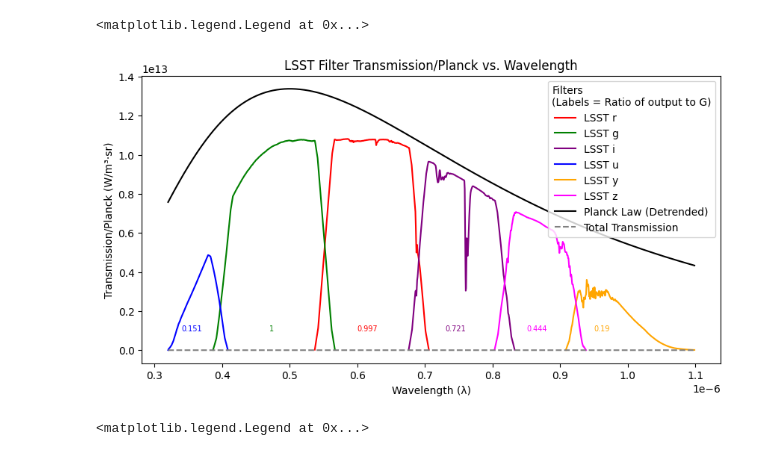
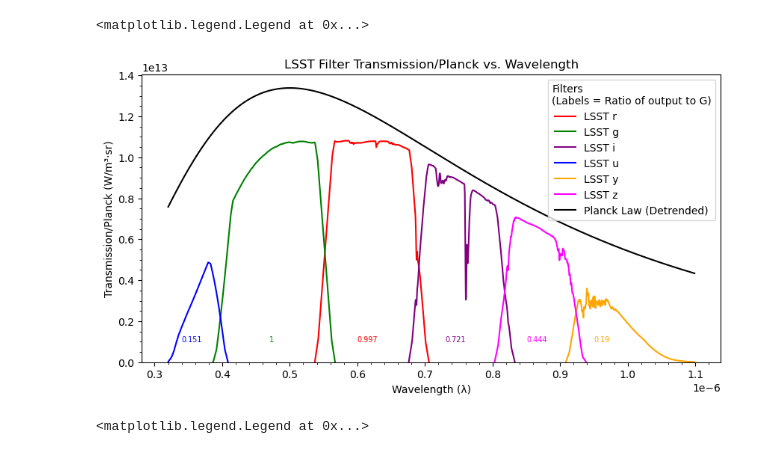
Before and after one commit to varunprit/Coding, a Jupyter notebook: mcfacts/LSST_eff.ipynb, the cells around one changed output. Cells and saved outputs as stored; diff of their text form; code cells hidden in the pictures.

Commit message:
made the wavelenght graph look better

```diff
--- a/mcfacts/LSST_eff.ipynb
+++ b/mcfacts/LSST_eff.ipynb
@@ -144,29 +144,31 @@ Name: 5370, Length: 1689, dtype: float64
 # %%
 # Plot Code
 plt.figure(figsize=(10, 5))
 plt.plot(r_wave, r_trans, color='red', label='LSST r')
 plt.plot(g_wave, g_trans, color='green', label='LSST g')
 plt.plot(i_wave, i_trans, color='purple', label='LSST i')
 plt.plot(u_wave, u_trans, color='blue', label='LSST u')
 plt.plot(y_wave, y_trans, color='orange', label='LSST y')
 plt.plot(z_wave, z_trans, color='magenta', label='LSST z')
 plt.plot(total_wave, plank_total, color='black', label='Planck Law (Detrended)')
-plt.plot(total_wave, flux, color='gray', linestyle='--', label='Total Transmission')
+#plt.plot(total_wave, flux, color='gray', linestyle='--', label='Total Transmission')
 
 # Plot Labels
+plt.ylim(bottom=0) # Makes y axis at 0
+plt.minorticks_on()  # Add ticks inside the axis
 plt.xlabel("Wavelength (λ)")
 plt.ylabel("Transmission/Planck (W/m³·sr)")
 plt.title("LSST Filter Transmission/Planck vs. Wavelength")
 plt.annotate(f'{u_ratio:.3g}', (0.34e-6, 0.1e13), fontsize=7, color='blue') #for u filter
 plt.annotate(f'{g_ratio:.3g}', (0.47e-6, 0.1e13), fontsize=7, color='green') #for g filter
 plt.annotate(f'{r_ratio:.3g}', (0.6e-6, 0.1e13), fontsize=7, color='red') #for r filter
 plt.annotate(f'{i_ratio:.3g}', (0.73e-6, 0.1e13), fontsize=7, color='purple') #for i filter
 plt.annotate(f'{y_ratio:.3g}', (0.95e-6, 0.1e13), fontsize=7, color='orange') #for y filter
 plt.annotate(f'{z_ratio:.3g}', (0.85e-6, 0.1e13), fontsize=7, color='magenta') #for z filter
 plt.legend(title="Filters\n(Labels = Ratio of output to G)",loc='upper right')
 # %% [output]
 <matplotlib.legend.Legend at 0x...>
-[figure, old version]
+[figure, new version]
 # %%
 # Plot Code
 plt.figure(figsize=(10, 5))
```
Also changed, not shown: parts of 2 cells of this notebook, 1 other file.
